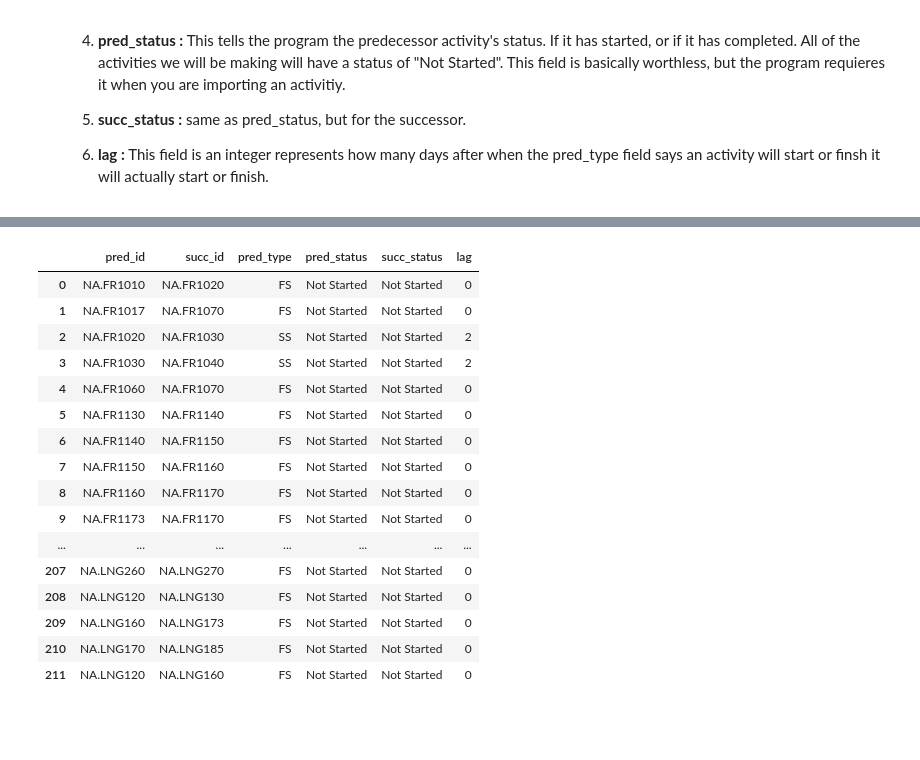
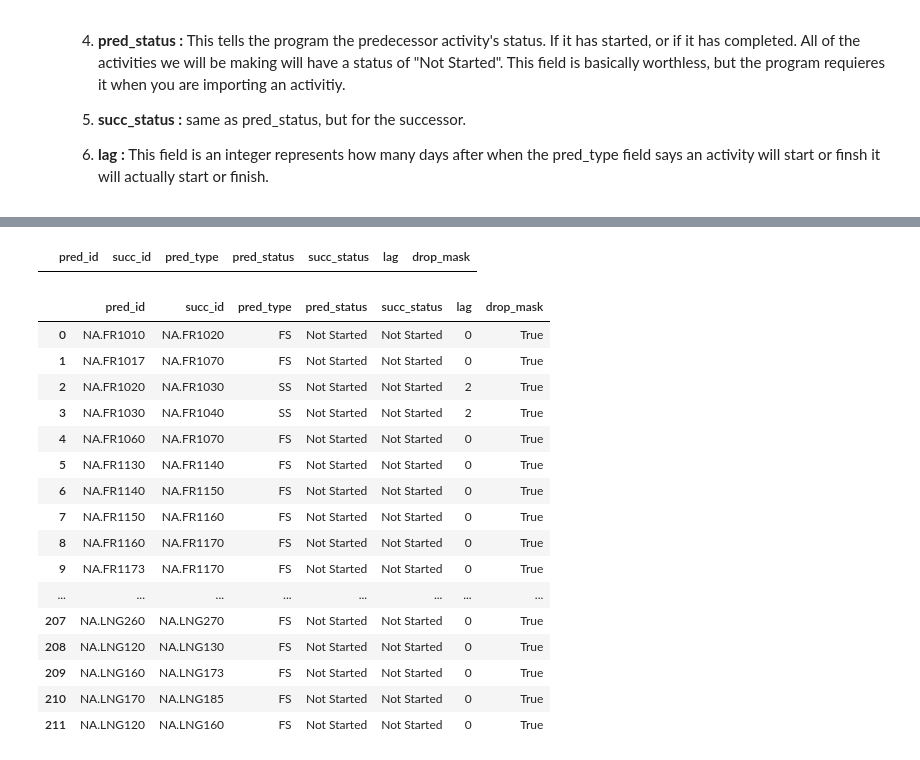
Before and after one commit to SpencerGallardo/IS-362, a Jupyter notebook: Scheduler/Schedule Exporter.ipynb, the cells around one changed output, grey strips where cells are left out. Drawn from its saved outputs; the diff is of its cells as text; code cells hidden in the pictures; blank space fills up the shorter version.

Commit message:
Improved Relationship Removal

```diff
--- a/Scheduler/Schedule Exporter.ipynb
+++ b/Scheduler/Schedule Exporter.ipynb
@@ -330,5 +328,8 @@ def setCleanRelationships(dfLogicList, dfActivitiesList):
     # reset the index
     dfLogicList.reset_index(inplace=True, drop=True)
 
-    # retrun the cleaned dataframe without the drop_mask column
-    return dfLogicList.drop(['drop_mask'], axis=1)
+    # drop the mask column
+    dfLogicList.drop(['drop_mask'], axis=1)
+
+    # retrun the cleaned dataframe
+    return dfLogicList
@@ -335,34 +352,62 @@ def setCleanRelationships(dfLogicList, dfActivitiesList):
+# %%
+# Not all predecessor floors will have successor floors. For those activities I will
+# add a drop code stored strDrop that will stipulate which rows to drop.
+# assign the drop string
+strDrop = 'DROP'
+
+# I need to make relationships for floors 02 - 10. There is also a function room on 2 which
+# Follows the initial work on 2. that is why you see '02' listed twice. Once for the links
+# to the function room ('F3') and once for the 3rd floor ('03').
+lstPredecessors = ['02', '02', 'F3', '03', '04', '05', '06', '07', '08', '09', '10']
+lstSuccessors = ['F3', '03', strDrop, '04', '05', '06', '07', '08', '09', '10', strDrop]
+
+# call the function to create the successors
+dfLogic = setRelationshipsList(strSourceLogic, lstPredecessors, lstSuccessors, strDrop)
+
+# remove rlationships to activities not in the activities list
+dfLogic = setCleanRelationships(dfLogic, dfActivities)
+
+# export the dataframe, without the index
+dfLogic.to_csv(strLogicFileOutput, index=False)
+
+# review the dataframe we just exported
+# In this run this should be empty
+dfLogic
+# %% [output]
+|  | pred_id | succ_id | pred_type | pred_status | succ_status | lag | drop_mask |
 # %%
-# Create lists for the areas that we need to make logic for.
+# I need to make relationships for some other areas in a sister building. As you can see
+# They are not really tied together. Theses are just public spaces in the lower floors.
 lstPredecessors = ['FR1', 'FR2', 'PFS', 'PR', 'LNG']
-lstSuccessors = ['FR2', strDrop, 'PR', strDrop, strDrop]
+lstSuccessors = ['FR2', 'strDrop', 'PR', strDrop, strDrop]
 
 # call the function to create the successors
 dfLogic = setRelationshipsList(strSourceLogic, lstPredecessors, lstSuccessors, strDrop)
 
 # remove rlationships to activities not in the activities list
 dfLogic = setCleanRelationships(dfLogic, dfActivities)
 
 # export the dataframe, without the index
 dfLogic.to_csv(strLogicFileOutput, index=False)
 
 # review the dataframe we just exported
+# In this run there should be a bunch of relationships
 dfLogic
 # %% [output]
-|  | pred_id | succ_id | pred_type | pred_status | succ_status | lag |
-| 0 | NA.FR1010 | NA.FR1020 | FS | Not Started | Not Started | 0 |
-| 1 | NA.FR1017 | NA.FR1070 | FS | Not Started | Not Started | 0 |
-| 2 | NA.FR1020 | NA.FR1030 | SS | Not Started | Not Started | 2 |
-| 3 | NA.FR1030 | NA.FR1040 | SS | Not Started | Not Started | 2 |
-| 4 | NA.FR1060 | NA.FR1070 | FS | Not Started | Not Started | 0 |
-| 5 | NA.FR1130 | NA.FR1140 | FS | Not Started | Not Started | 0 |
-| 6 | NA.FR1140 | NA.FR1150 | FS | Not Started | Not Started | 0 |
-| 7 | NA.FR1150 | NA.FR1160 | FS | Not Started | Not Started | 0 |
-| 8 | NA.FR1160 | NA.FR1170 | FS | Not Started | Not Started | 0 |
-| 9 | NA.FR1173 | NA.FR1170 | FS | Not Started | Not Started | 0 |
-| ... | ... | ... | ... | ... | ... | ... |
-| 207 | NA.LNG260 | NA.LNG270 | FS | Not Started | Not Started | 0 |
-| 208 | NA.LNG120 | NA.LNG130 | FS | Not Started | Not Started | 0 |
-| 209 | NA.LNG160 | NA.LNG173 | FS | Not Started | Not Started | 0 |
-| 210 | NA.LNG170 | NA.LNG185 | FS | Not Started | Not Started | 0 |
-| 211 | NA.LNG120 | NA.LNG160 | FS | Not Started | Not Started | 0 |
+|  | pred_id | succ_id | pred_type | pred_status | succ_status | lag | drop_mask |
+| 0 | NA.FR1010 | NA.FR1020 | FS | Not Started | Not Started | 0 | True |
+| 1 | NA.FR1017 | NA.FR1070 | FS | Not Started | Not Started | 0 | True |
+| 2 | NA.FR1020 | NA.FR1030 | SS | Not Started | Not Started | 2 | True |
+| 3 | NA.FR1030 | NA.FR1040 | SS | Not Started | Not Started | 2 | True |
+| 4 | NA.FR1060 | NA.FR1070 | FS | Not Started | Not Started | 0 | True |
+| 5 | NA.FR1130 | NA.FR1140 | FS | Not Started | Not Started | 0 | True |
+| 6 | NA.FR1140 | NA.FR1150 | FS | Not Started | Not Started | 0 | True |
+| 7 | NA.FR1150 | NA.FR1160 | FS | Not Started | Not Started | 0 | True |
+| 8 | NA.FR1160 | NA.FR1170 | FS | Not Started | Not Started | 0 | True |
+| 9 | NA.FR1173 | NA.FR1170 | FS | Not Started | Not Started | 0 | True |
+| ... | ... | ... | ... | ... | ... | ... | ... |
+| 207 | NA.LNG260 | NA.LNG270 | FS | Not Started | Not Started | 0 | True |
+| 208 | NA.LNG120 | NA.LNG130 | FS | Not Started | Not Started | 0 | True |
+| 209 | NA.LNG160 | NA.LNG173 | FS | Not Started | Not Started | 0 | True |
+| 210 | NA.LNG170 | NA.LNG185 | FS | Not Started | Not Started | 0 | True |
+| 211 | NA.LNG120 | NA.LNG160 | FS | Not Started | Not Started | 0 | True |
```
Also changed, not shown: parts of 3 cells of this notebook, 1 other file.
